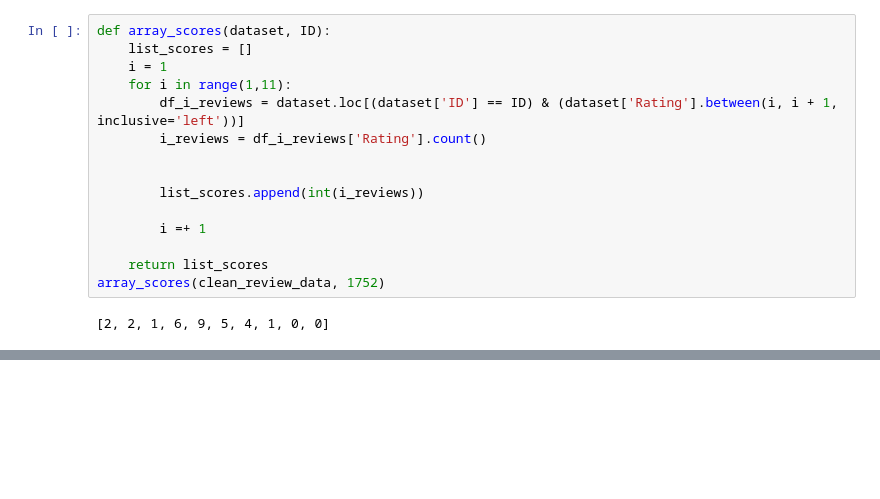
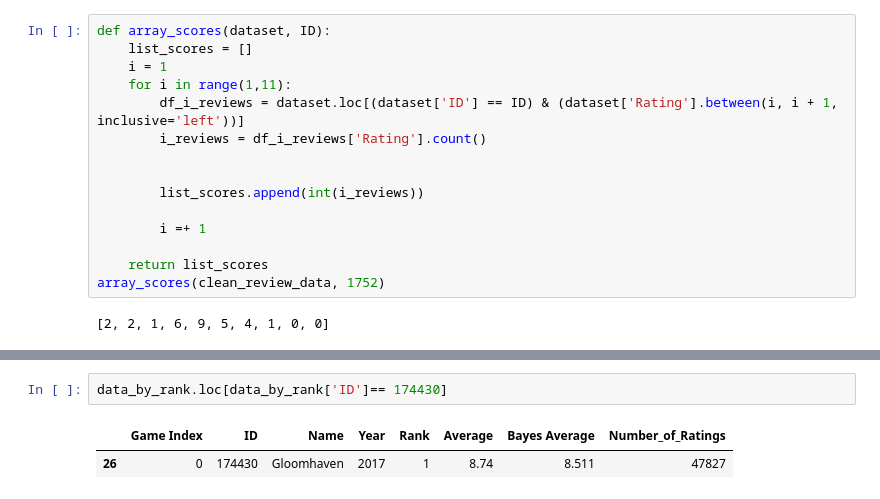
Before and after one commit to NeriDSE/Neri_PythonProject_DSE, a Jupyter notebook: notebook_to_test.ipynb, the cells around one changed output, grey strips where cells are left out. Cells and saved outputs as stored; diff of their text form; blank space fills up the shorter version.

Commit message:
finishing my own version of the bayesian rank

```diff
--- a/notebook_to_test.ipynb
+++ b/notebook_to_test.ipynb
@@ -258,0 +284,5 @@ array_scores(clean_review_data, 1752)
+# %%
+data_by_rank.loc[data_by_rank['ID']== 174430]
+# %% [output]
+|  | Game Index | ID | Name | Year | Rank | Average | Bayes Average | Number_of_Ratings |
+| 26 | 0 | 174430 | Gloomhaven | 2017 | 1 | 8.74 | 8.511 | 47827 |
```
Also changed, not shown: parts of 1 cell of this notebook, 1 other file.
